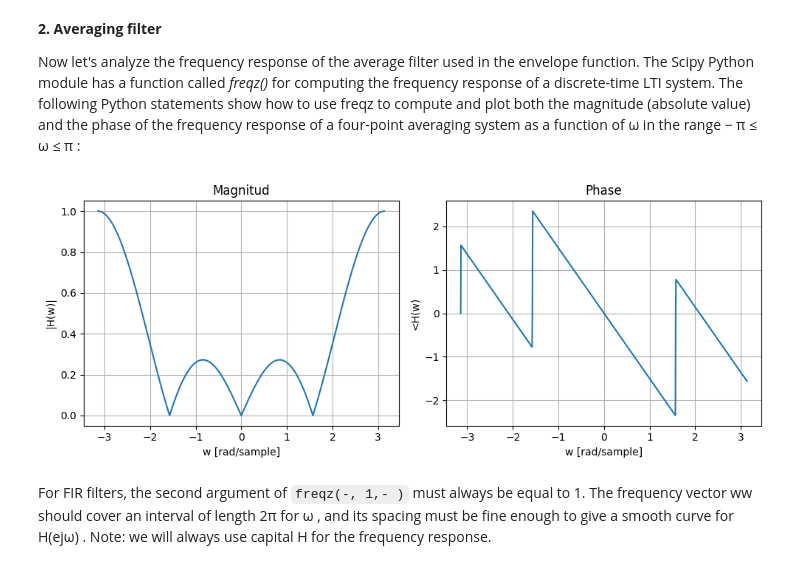
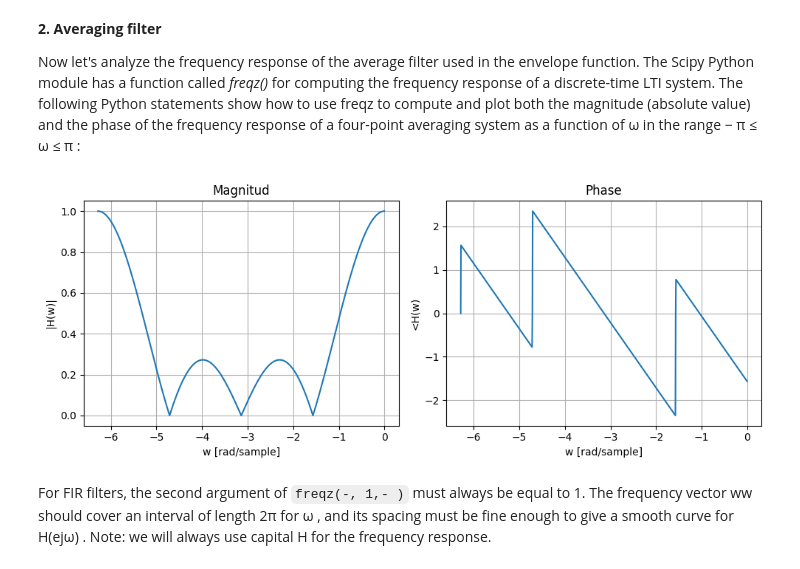
Before and after one commit to bernatnogueras/sis1_group202_bernat, a Jupyter notebook: labs/Lab5.ipynb, the cells around one changed output. Saved outputs shown, nothing was run; the diff lists cells and outputs as text; code cells hidden in the pictures.

```diff
--- a/labs/Lab5.ipynb
+++ b/labs/Lab5.ipynb
@@ -69,34 +69,35 @@ the frequency response of a four-point averaging system as a function of ω in t
 # %%
 from scipy.signal import freqz
 
 N = 4
 h = np.ones(N) / N #Filtre promig de N punts
 ww, H = freqz(h, 1, worN = 1024, whole = True) #Retorna les freqüències associades a cada punt i H és un vector amb els valors complexos de resposta (magnitud i fase)
+ww = ww - np.pi
 magnitud = np.abs(H)
 fase = np.angle(H)
 
 plt.figure(figsize=(10,4))
 
 plt.subplot(1,2,1)
 #plt.plot(ww - np.pi, np.abs(np.fft.fftshift(H)))
-plt.plot(w - np.pi, magnitud)           #MIRAR
+plt.plot(ww - np.pi, magnitud)           #MIRAR
 plt.title("Magnitud")
 plt.xlabel("w [rad/sample]")
 plt.ylabel("|H(w)|")
 plt.grid(True)
 
 plt.subplot(1,2,2)
 plt.plot(ww - np.pi, np.angle(np.fft.fftshift(H)))
 #plt.plot(w - np.pi, fase)
 plt.title("Phase")
 plt.xlabel("w [rad/sample]")
 plt.ylabel("<H(w)")
 plt.grid(True)
 
 plt.tight_layout()
 plt.show()
 # %% [output]
-[figure, old version]
+[figure, new version]
 # %% [markdown]
 For FIR filters, the second argument of `freqz(-, 1,- )` must always be equal to 1. The frequency vector ww should cover an interval of length 2π for ω , and its spacing must be fine enough to give a smooth curve for H(ejω) . Note: we will always use capital H for the frequency response.
 # %% [markdown]
```
Also changed, not shown: parts of 7 cells of this notebook, 1 other file.
